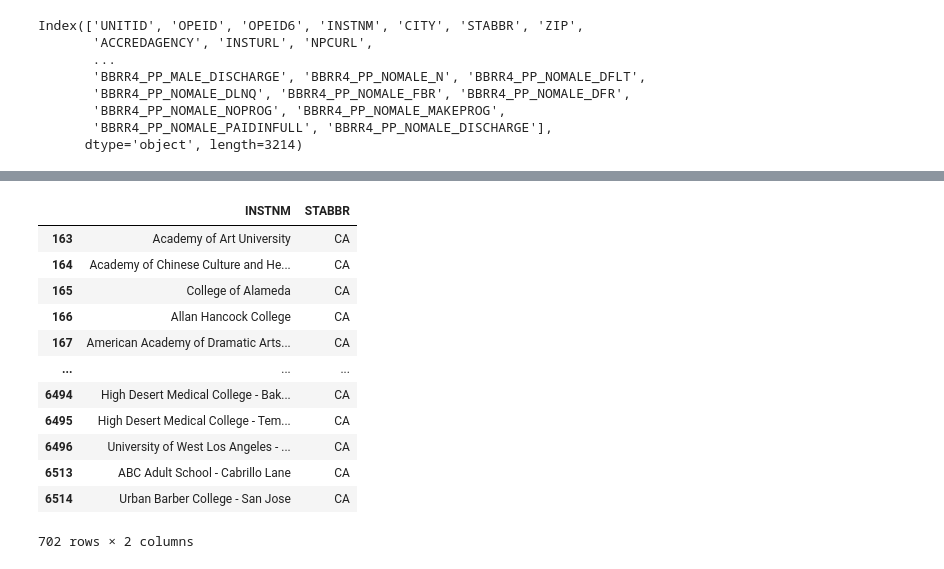
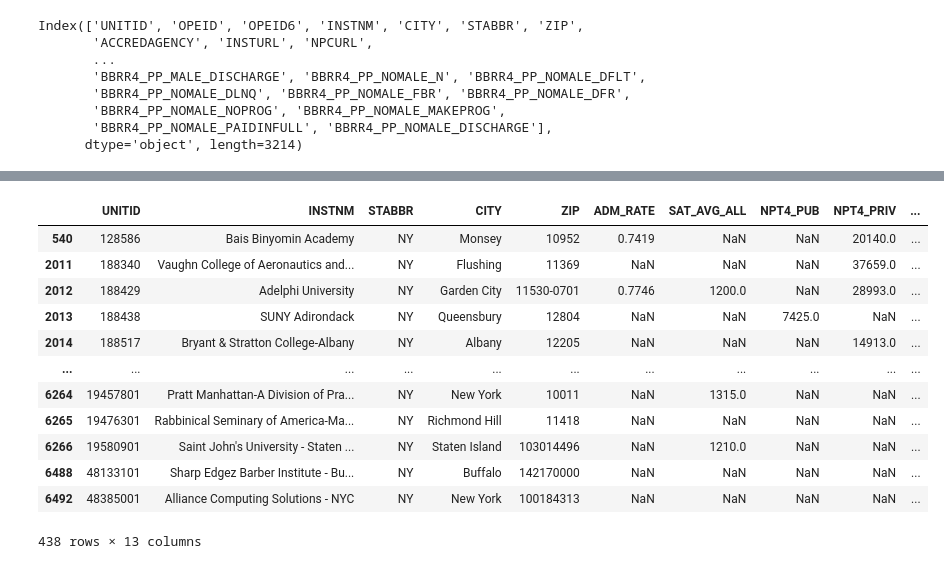
Before and after one commit to Wook22/Education_Institution_Data_Analysis, a Jupyter notebook: test.ipynb, the cells around one changed output, grey strips where cells are left out. Drawn from its saved outputs; the diff is of its cells as text; code cells hidden in the pictures.

```diff
--- a/test.ipynb
+++ b/test.ipynb
@@ -5,7 +6,7 @@ import pandas as pd
 # %%
-test_df = pd.read_csv("data/MERGED2021_22_PP.csv")
+test_df = pd.read_csv("data/MERGED2021_22_PP.csv",low_memory=False)
 
-test_df.head()
+test_df
 # %% [output]
 |  | UNITID | OPEID | OPEID6 | INSTNM | CITY | STABBR | ZIP | ACCREDAGENCY | INSTURL | NPCURL | ... |
 | 0 | 100654 | 100200.0 | 1002.0 | Alabama A & M University | Normal | AL | 35762 | Southern Association of Colleges ... | www.aamu.edu/ | www.aamu.edu/admissions-aid/tuiti... | ... |
@@ -25,3 +32,12 @@ Index(['UNITID', 'OPEID', 'OPEID6', 'INSTNM', 'CITY', 'STABBR', 'ZIP',
        'BBRR4_PP_NOMALE_NOPROG', 'BBRR4_PP_NOMALE_MAKEPROG',
        'BBRR4_PP_NOMALE_PAIDINFULL', 'BBRR4_PP_NOMALE_DISCHARGE'],
       dtype='object', length=3214)
+# %%
+pd.set_option('display.max_rows', None)
+
+null_sum = test_df.isnull().sum()  # Calculate the sum of null values for each column
+column_count = len(test_df)  # Get the total number of rows in the DataFrame
+null_percentage = (null_sum / column_count)  # Calculate the percentage of null values for each column
+# Filter the results to include only columns with null percentage less than 30%
+filtered_results = null_percentage[null_percentage < 0.3]
+print(filtered_results.to_frame())
@@ -28,11 +70,10 @@ Index(['UNITID', 'OPEID', 'OPEID6', 'INSTNM', 'CITY', 'STABBR', 'ZIP',
 # %%
-test_df = test_df[[
+test_select_df = test_df[[
     "UNITID",
     "INSTNM",
     "STABBR",
     "CITY",
     "ZIP",
-    "INSTNM",
     "ADM_RATE",
     "SAT_AVG_ALL",
     "NPT4_PUB",
@@ -41,8 +82,9 @@ test_df = test_df[[
     "TUITIONFEE_OUT",
     "LATITUDE",
     "LONGITUDE",
+    "ACTCM25"
 ]]
 
 
-test_df
+test_select_df
 # %% [output]
@@ -50,16 +104,18 @@ KeyError: "['ADM_RATE', 'SAT_AVG_ALL'] not in index"
 # %%
-test_df.loc[test_df["STABBR"] == "CA"]
+test_ny_df = test_select_df.loc[test_df["STABBR"] == "NY"]
+
+test_ny_df
 # %% [output]
-|  | INSTNM | STABBR |
-| 163 | Academy of Art University | CA |
-| 164 | Academy of Chinese Culture and He... | CA |
-| 165 | College of Alameda | CA |
-| 166 | Allan Hancock College | CA |
-| 167 | American Academy of Dramatic Arts... | CA |
-| ... | ... | ... |
-| 6494 | High Desert Medical College - Bak... | CA |
-| 6495 | High Desert Medical College - Tem... | CA |
-| 6496 | University of West Los Angeles - ... | CA |
-| 6513 | ABC Adult School - Cabrillo Lane | CA |
-| 6514 | Urban Barber College - San Jose | CA |
+|  | UNITID | INSTNM | STABBR | CITY | ZIP | ADM_RATE | SAT_AVG_ALL | NPT4_PUB | NPT4_PRIV | ... |
+| 540 | 128586 | Bais Binyomin Academy | NY | Monsey | 10952 | 0.7419 | NaN | NaN | 20140.0 | ... |
+| 2011 | 188340 | Vaughn College of Aeronautics and... | NY | Flushing | 11369 | NaN | NaN | NaN | 37659.0 | ... |
+| 2012 | 188429 | Adelphi University | NY | Garden City | 11530-0701 | 0.7746 | 1200.0 | NaN | 28993.0 | ... |
+| 2013 | 188438 | SUNY Adirondack | NY | Queensbury | 12804 | NaN | NaN | 7425.0 | NaN | ... |
+| 2014 | 188517 | Bryant & Stratton College-Albany | NY | Albany | 12205 | NaN | NaN | NaN | 14913.0 | ... |
+| ... | ... | ... | ... | ... | ... | ... | ... | ... | ... | ... |
+| 6264 | 19457801 | Pratt Manhattan-A Division of Pra... | NY | New York | 10011 | NaN | 1315.0 | NaN | NaN | ... |
+| 6265 | 19476301 | Rabbinical Seminary of America-Ma... | NY | Richmond Hill | 11418 | NaN | NaN | NaN | NaN | ... |
+| 6266 | 19580901 | Saint John's University - Staten ... | NY | Staten Island | 103014496 | NaN | 1210.0 | NaN | NaN | ... |
+| 6488 | 48133101 | Sharp Edgez Barber Institute - Bu... | NY | Buffalo | 142170000 | NaN | NaN | NaN | NaN | ... |
+| 6492 | 48385001 | Alliance Computing Solutions - NYC | NY | New York | 100184313 | NaN | NaN | NaN | NaN | ... |
-702 rows × 2 columns
+438 rows × 13 columns
```
Also changed, not shown: parts of 6 cells of this notebook, 1 other file.
